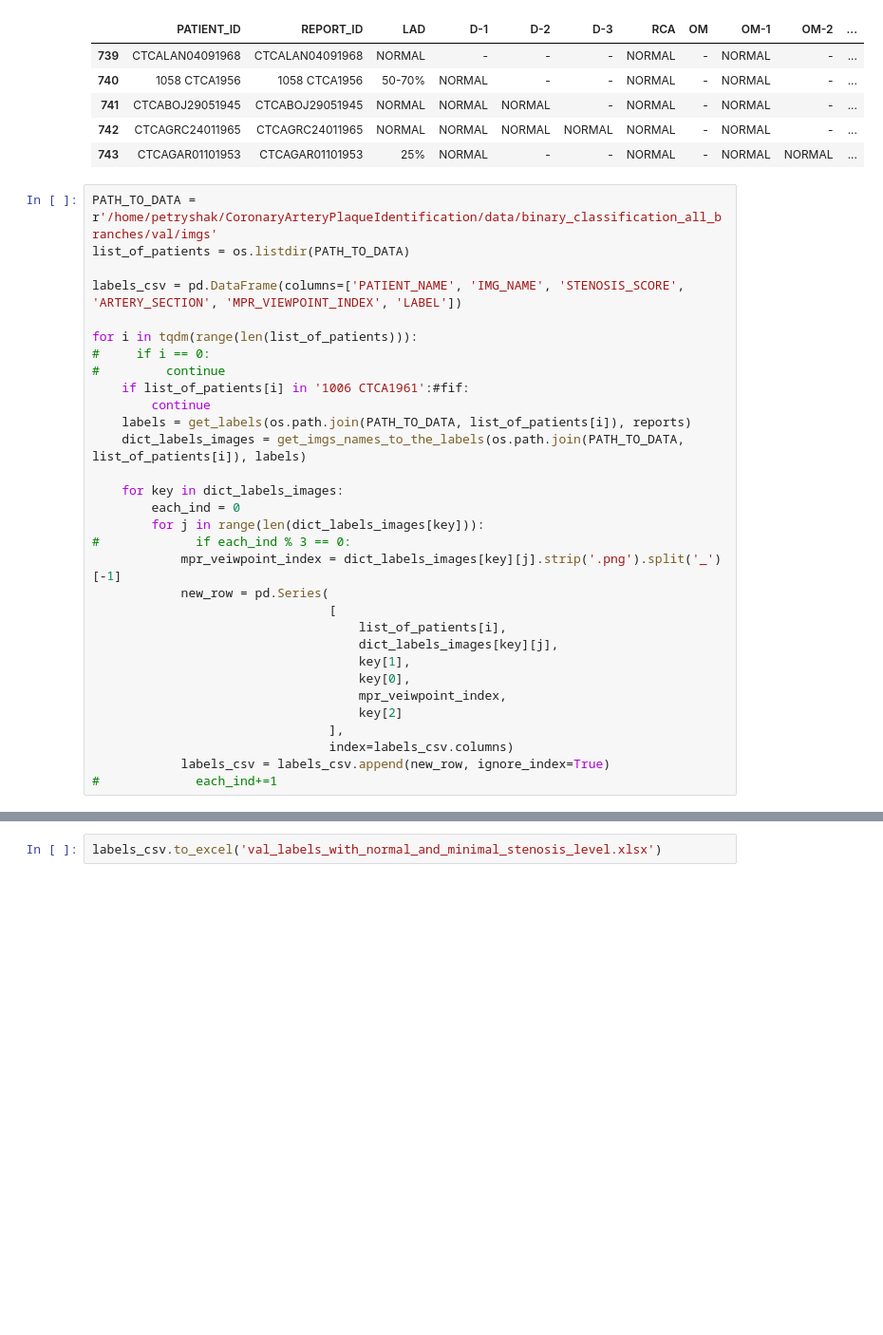
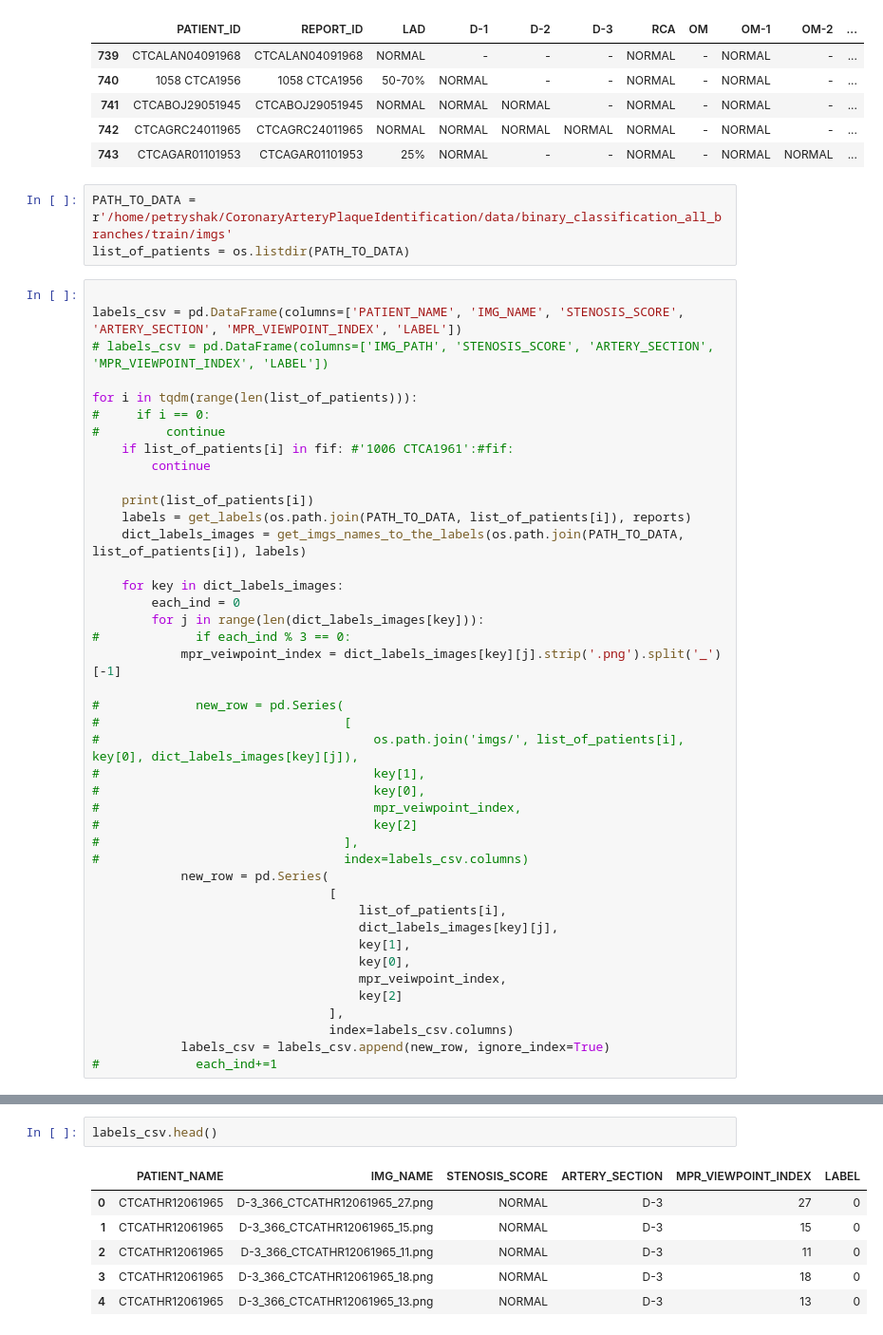
Before and after one commit to chrislee2012/CoronaryArteryStenosLevelClassification, a Jupyter notebook: notebooks/get_dataset_whole_process.ipynb, the cells around one changed output, grey strips where cells are left out. Shown at 95% size. Saved outputs shown, nothing was run; the diff lists cells and outputs as text; blank space fills up the shorter version.

```diff
--- a/notebooks/get_dataset_whole_process.ipynb
+++ b/notebooks/get_dataset_whole_process.ipynb
@@ -766,17 +790,21 @@ reports.tail()
 | 741 | CTCABOJ29051945 | CTCABOJ29051945 | NORMAL | NORMAL | NORMAL | - | NORMAL | - | NORMAL | - | ... |
 | 742 | CTCAGRC24011965 | CTCAGRC24011965 | NORMAL | NORMAL | NORMAL | NORMAL | NORMAL | - | NORMAL | - | ... |
 | 743 | CTCAGAR01101953 | CTCAGAR01101953 | 25% | NORMAL | - | - | NORMAL | - | NORMAL | NORMAL | ... |
+# %%
+PATH_TO_DATA = r'/home/petryshak/CoronaryArteryPlaqueIdentification/data/binary_classification_all_branches/train/imgs'
+list_of_patients = os.listdir(PATH_TO_DATA)
 # %%
-PATH_TO_DATA = r'/home/petryshak/CoronaryArteryPlaqueIdentification/data/binary_classification_all_branches/val/imgs'
-list_of_patients = os.listdir(PATH_TO_DATA)
 
 labels_csv = pd.DataFrame(columns=['PATIENT_NAME', 'IMG_NAME', 'STENOSIS_SCORE', 'ARTERY_SECTION', 'MPR_VIEWPOINT_INDEX', 'LABEL'])
+# labels_csv = pd.DataFrame(columns=['IMG_PATH', 'STENOSIS_SCORE', 'ARTERY_SECTION', 'MPR_VIEWPOINT_INDEX', 'LABEL'])
 
 for i in tqdm(range(len(list_of_patients))):
 #     if i == 0:
 #         continue
-    if list_of_patients[i] in '1006 CTCA1961':#fif:
+    if list_of_patients[i] in fif: #'1006 CTCA1961':#fif:
         continue
+
+    print(list_of_patients[i])
     labels = get_labels(os.path.join(PATH_TO_DATA, list_of_patients[i]), reports)
     dict_labels_images = get_imgs_names_to_the_labels(os.path.join(PATH_TO_DATA, list_of_patients[i]), labels)
 
@@ -785,6 +813,16 @@ for i in tqdm(range(len(list_of_patients))):
         for j in range(len(dict_labels_images[key])):
 #             if each_ind % 3 == 0:
             mpr_veiwpoint_index = dict_labels_images[key][j].strip('.png').split('_')[-1]
+
+#             new_row = pd.Series(
+#                                 [
+#                                     os.path.join('imgs/', list_of_patients[i], key[0], dict_labels_images[key][j]),
+#                                     key[1],
+#                                     key[0],
+#                                     mpr_veiwpoint_index,
+#                                     key[2]
+#                                 ],
+#                                 index=labels_csv.columns)
             new_row = pd.Series(
                                 [
                                     list_of_patients[i],
@@ -800,2 +855,9 @@ for i in tqdm(range(len(list_of_patients))):
-# %%
-labels_csv.to_excel('val_labels_with_normal_and_minimal_stenosis_level.xlsx')
+# %%
+labels_csv.head()
+# %% [output]
+|  | PATIENT_NAME | IMG_NAME | STENOSIS_SCORE | ARTERY_SECTION | MPR_VIEWPOINT_INDEX | LABEL |
+| 0 | CTCATHR12061965 | D-3_366_CTCATHR12061965_27.png | NORMAL | D-3 | 27 | 0 |
+| 1 | CTCATHR12061965 | D-3_366_CTCATHR12061965_15.png | NORMAL | D-3 | 15 | 0 |
+| 2 | CTCATHR12061965 | D-3_366_CTCATHR12061965_11.png | NORMAL | D-3 | 11 | 0 |
+| 3 | CTCATHR12061965 | D-3_366_CTCATHR12061965_18.png | NORMAL | D-3 | 18 | 0 |
+| 4 | CTCATHR12061965 | D-3_366_CTCATHR12061965_13.png | NORMAL | D-3 | 13 | 0 |
```
Also changed, not shown: parts of 12 cells of this notebook, 4 other files.
